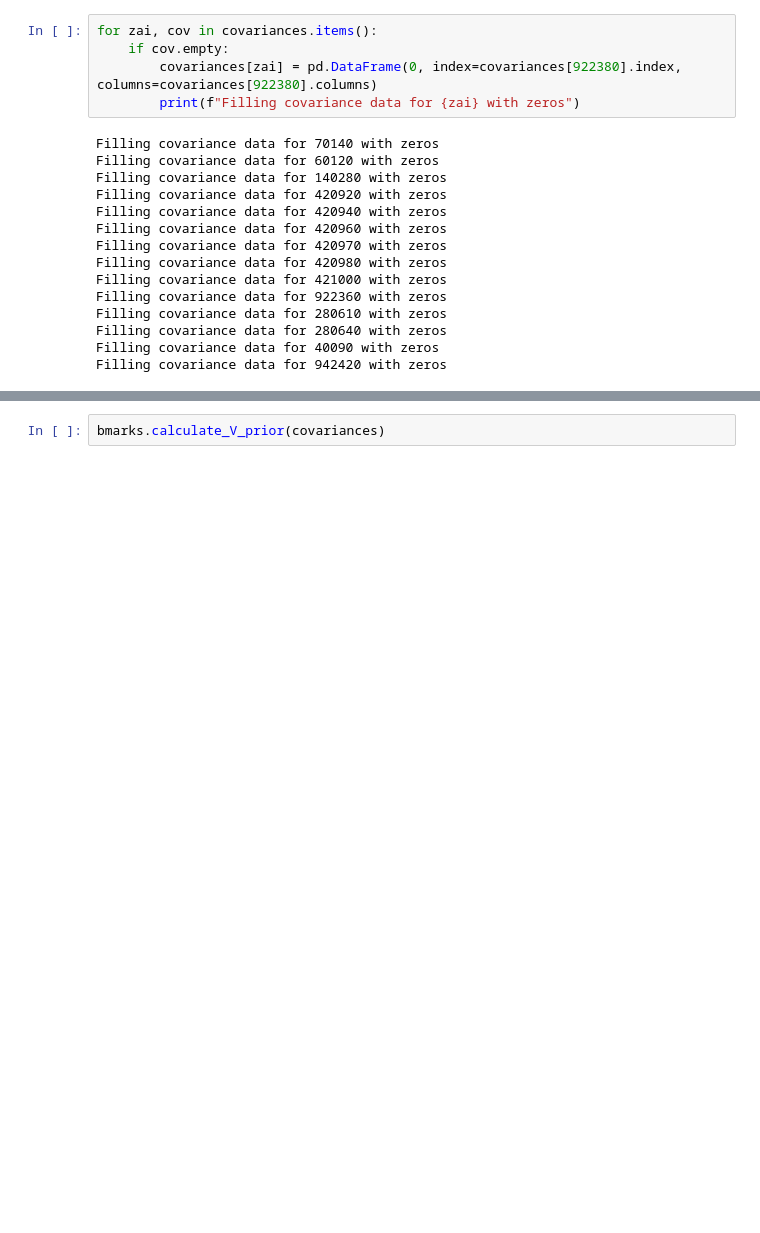
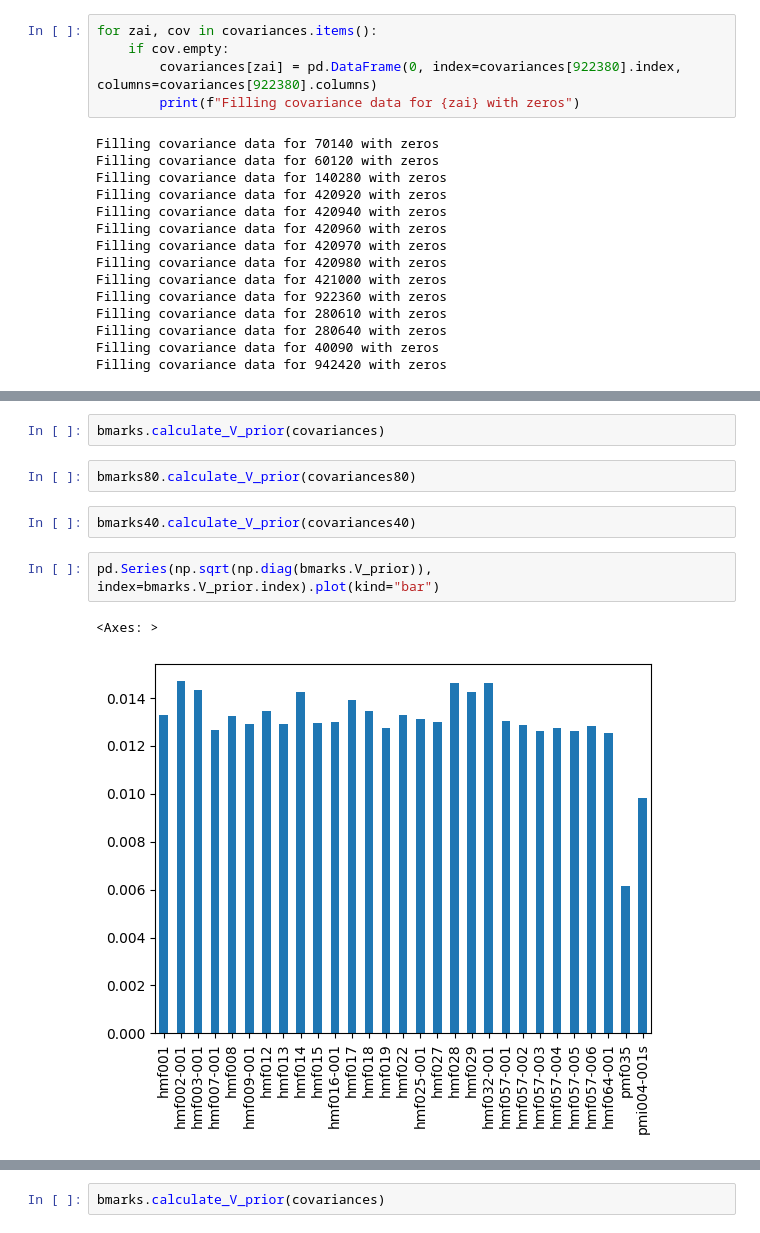
Before and after one commit to daan1392/PROT, a Jupyter notebook: notebooks/gls_on_benchmarks.ipynb, the cells around one changed output, grey strips where cells are left out. Saved outputs shown, nothing was run; the diff lists cells and outputs as text; blank space fills up the shorter version.

```diff
--- a/notebooks/gls_on_benchmarks.ipynb
+++ b/notebooks/gls_on_benchmarks.ipynb
@@ -62,0 +170,11 @@ Filling covariance data for 942420 with zeros
+# %%
+bmarks.calculate_V_prior(covariances)
+# %%
+bmarks80.calculate_V_prior(covariances80)
+# %%
+bmarks40.calculate_V_prior(covariances40)
+# %%
+pd.Series(np.sqrt(np.diag(bmarks.V_prior)), index=bmarks.V_prior.index).plot(kind="bar")
+# %% [output]
+<Axes: >
+[figure, added]
```
Also changed, not shown: parts of 42 cells of this notebook, 7 other files.
